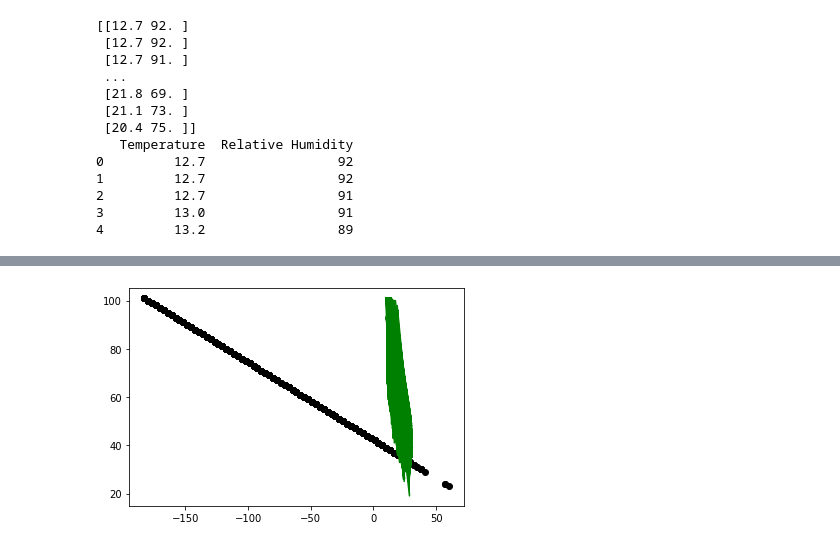
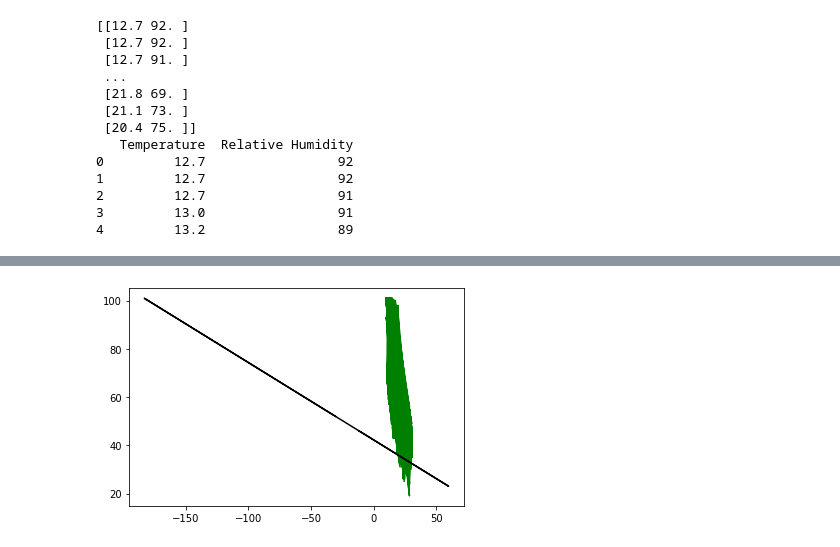
Before and after one commit to shailendra0408/ML, a Jupyter notebook: regression/TRHLinearRegression.ipynb, the cells around one changed output, grey strips where cells are left out. Drawn from its saved outputs; the diff is of its cells as text; code cells hidden in the pictures.

Commit message:
added one more plot type

```diff
--- a/regression/TRHLinearRegression.ipynb
+++ b/regression/TRHLinearRegression.ipynb
@@ -28,8 +29,8 @@ print(df.head())
 # %%
 T_data, RH_data = data_array[:,0], data_array[:,1]
 
-T_data_train, T_data_test, RH_data_train, RH_data_test = train_test_split(T_data, RH_data, random_state=104,
-                                   test_size=0.75,
+T_data_train, T_data_test, RH_data_train, RH_data_test = train_test_split(T_data, RH_data, random_state=42,
+                                   test_size=0.10,
                                    shuffle=True)
 
 T_data_train = T_data_train.reshape(-1,1)
@@ -79,6 +94,7 @@ array([[ -42.74402335],
 # %%
 plt.plot(T_data_train,RH_data_train,color='g')
-plt.scatter(Temp_new_data, RH_data_test,color='k')
+plt.plot(Temp_new_data, RH_data_test,color='k')
+
 plt.show()
 # %% [output]
-[figure, old version]
+[figure, new version]
```
Also changed, not shown: parts of 5 cells of this notebook.
